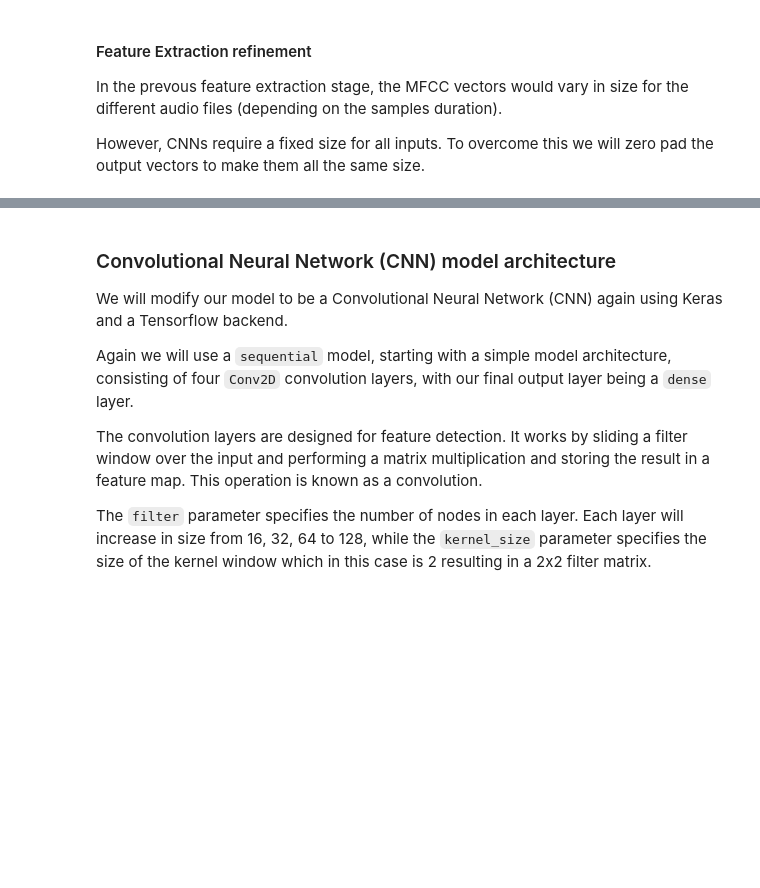
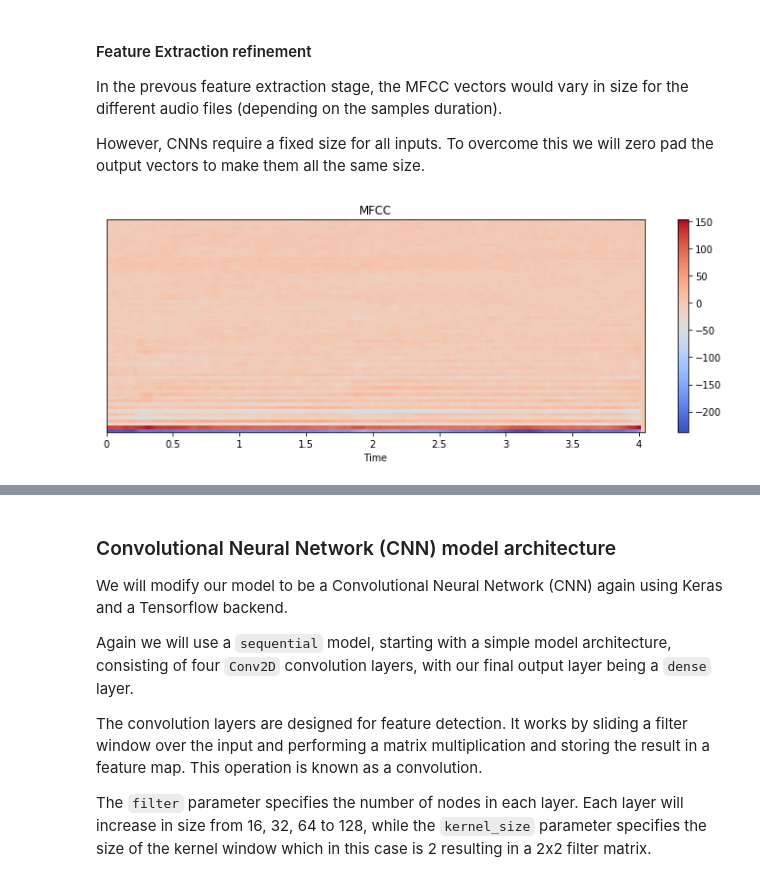
Before and after one commit to shxkari/EE542-FinalProject, a Jupyter notebook: Udacity-ML-Capstone-master copy/Notebooks/4 Model Refinement.ipynb, the cells around one changed output, grey strips where cells are left out. Cells and saved outputs as stored; diff of their text form; code cells hidden in the pictures; blank space fills up the shorter version.

Commit message:
updated record sound and display audio, and the jupyter notebooks

```diff
--- a/Udacity-ML-Capstone-master copy/Notebooks/4 Model Refinement.ipynb
+++ b/Udacity-ML-Capstone-master copy/Notebooks/4 Model Refinement.ipynb
@@ -31,17 +31,34 @@ However, CNNs require a fixed size for all inputs. To overcome this we will zero
 # %%
 import numpy as np
 max_pad_len = 174
-
+mfcc_count = 64
 def extract_features(file_name):
-
     try:
         audio, sample_rate = librosa.load(file_name, res_type='kaiser_fast')
-        mfccs = librosa.feature.mfcc(y=audio, sr=sample_rate, n_mfcc=40)
-        pad_width = max_pad_len - mfccs.shape[1]
+    except OSError:
+        return None
+    mfccs = librosa.feature.mfcc(y=audio, sr=sample_rate, n_mfcc=mfcc_count)
+    pad_width = max_pad_len - mfccs.shape[1]
+#     if(mfccs.shape[1] < 60):
+#         return None
+    if(pad_width < 0):
+        print(file_name)
+        mfccs = mfccs[:,:pad_width].copy()
+    else:
         mfccs = np.pad(mfccs, pad_width=((0, 0), (0, pad_width)), mode='constant')
 
-    except Exception as e:
-        print("Error encountered while parsing file: ", file_name)
-        return None
-
     return mfccs
+# %%
+# feat = extract_features('/home/yutonggu/School/EE542/final_proj/Master Tracks/Ruger Mark III/R_29.wav')
+feat = extract_features('/home/yutonggu/School/EE542/final_proj/UrbanSound8K/audio/fold5/13577-3-0-2.wav')
+
+import matplotlib.pyplot as plt
+import librosa.display
+plt.figure(figsize=(10, 4))
+librosa.display.specshow(feat, x_axis='time', )
+plt.colorbar()
+plt.title('MFCC')
+plt.tight_layout()
+plt.show()
+# %% [output]
+[figure, added]
```
Also changed, not shown: parts of 17 cells of this notebook, 4 other files.
